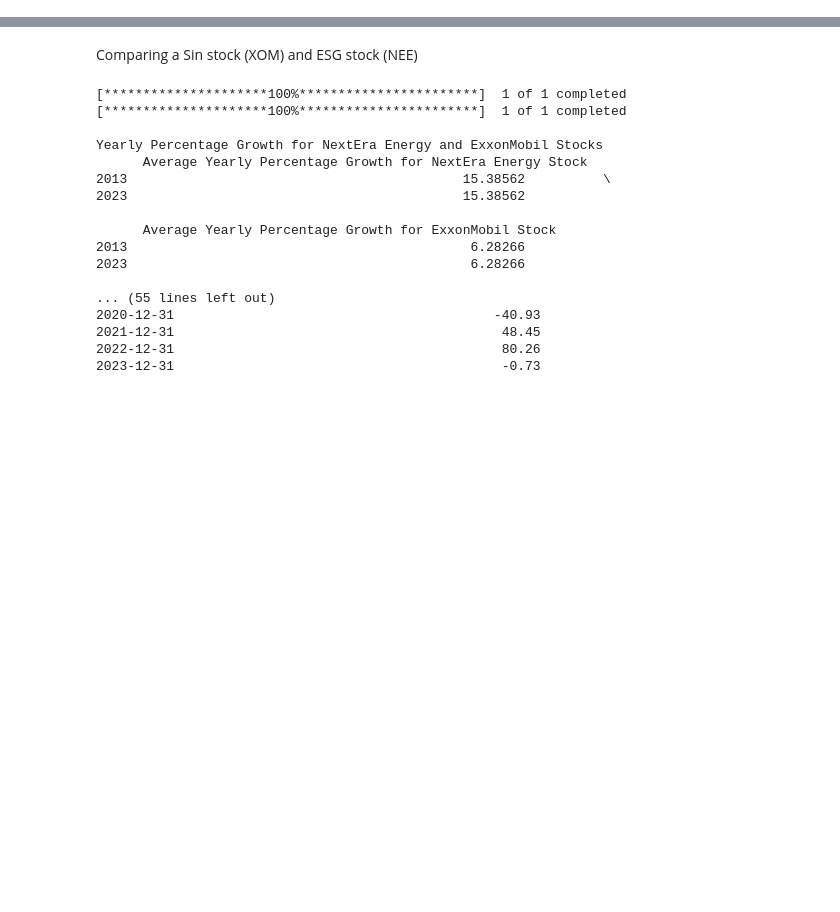
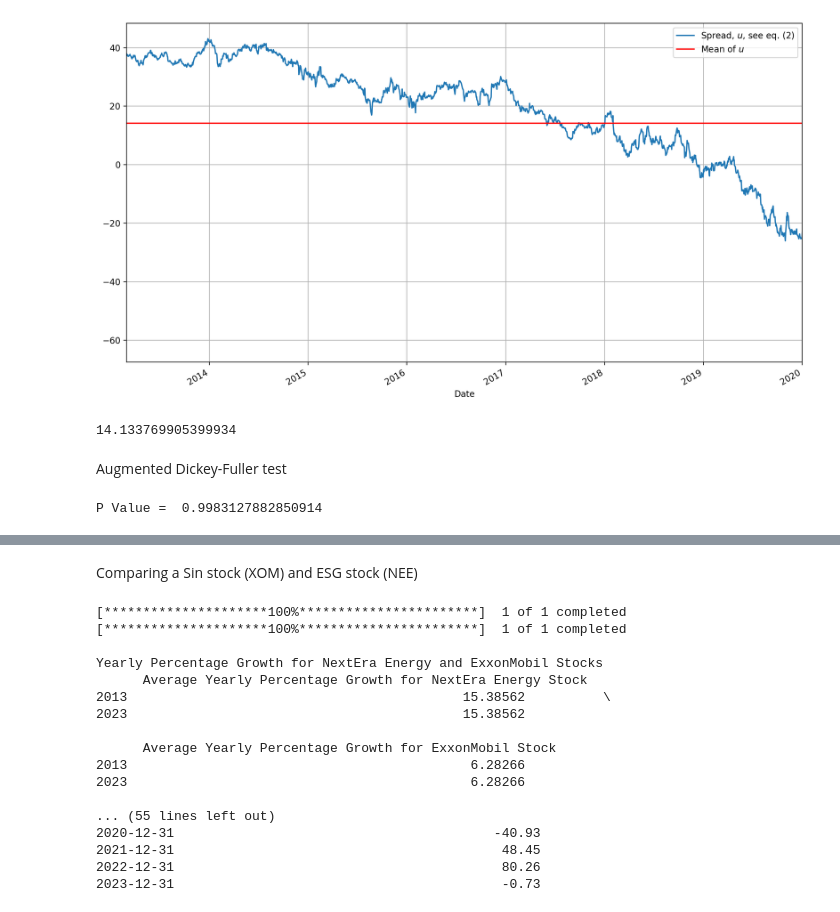
Before and after one commit to wkr558/Seminar-anv., a Jupyter notebook: seminardata.ipynb, the cells around one changed output, grey strips where cells are left out. Drawn from its saved outputs; the diff is of its cells as text; code cells hidden in the pictures; blank space fills up the shorter version.

```diff
--- a/seminardata.ipynb
+++ b/seminardata.ipynb
@@ -52,0 +234,25 @@ Date
+# %%
+# calculate spread
+spread = train.asset1 - beta_co * train.asset2
+mean=np.mean(spread)
+# Plot the spread
+ax = spread.plot(figsize=(14, 8))
+ax.axhline(y = np.mean(spread), color = 'r', linestyle = '-')
+ax.set_xlim(start_train,start_test)
+ax.legend(['Spread, $u$, see eq. (2)','Mean of $u$'])
+ax.grid(True);
+plt.savefig('spread_'+asset2+asset1, dpi=300, orientation='landscape')
+# %% [output]
+[figure, added]
+# %%
+np.mean(spread)
+# %% [output]
+14.133769905399934
+# %% [markdown]
+Augmented Dickey-Fuller test
+# %%
+# conduct Augmented Dickey-Fuller test
+adf = adfuller(spread, maxlag = 1)
+print('P Value = ', adf[1])
+# %% [output]
+P Value =  0.9983127882850914
```
Also changed, not shown: parts of 49 cells of this notebook.
